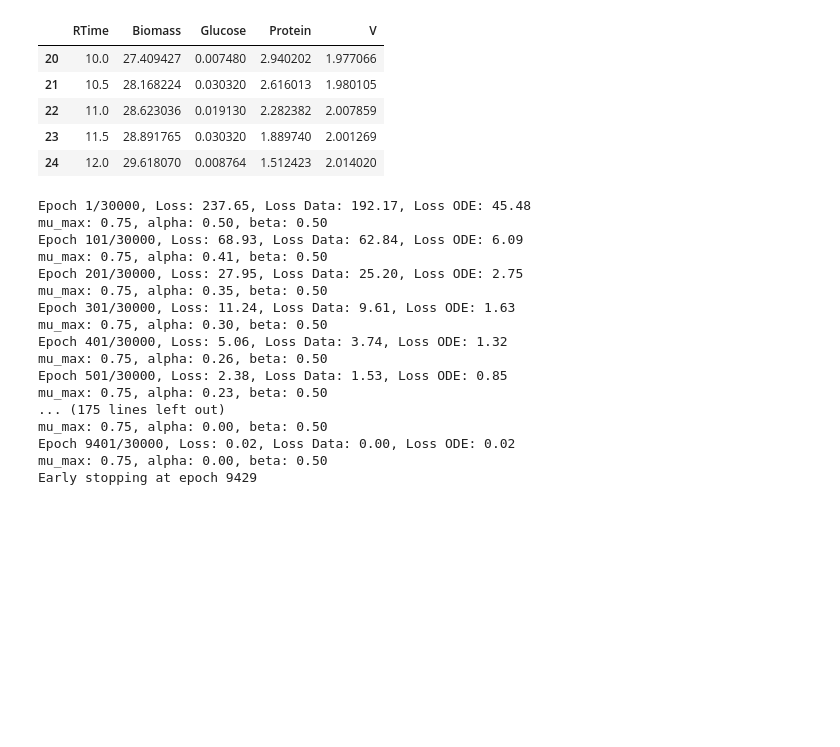
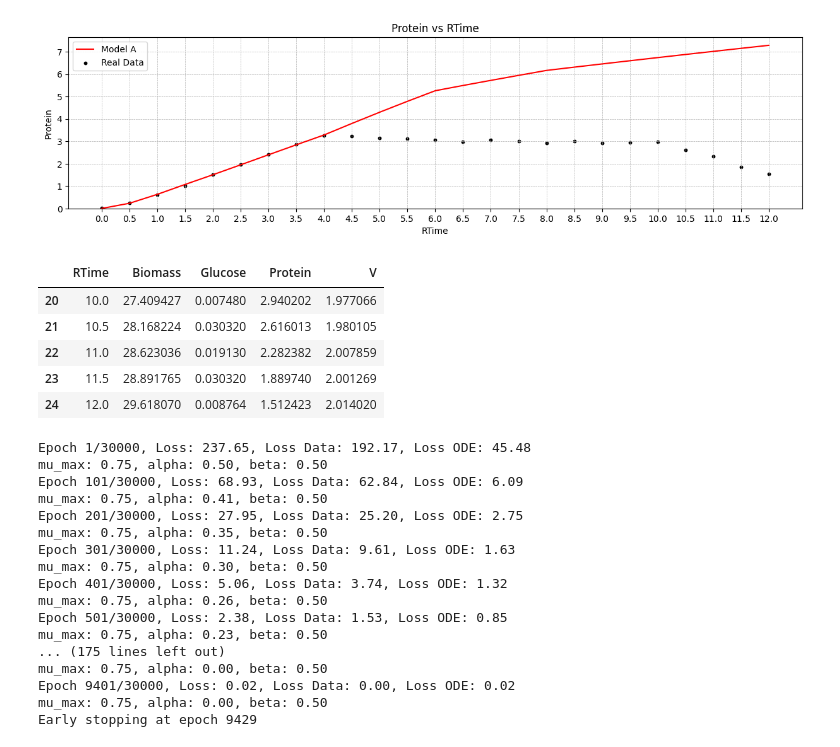
Before and after one commit to costasmexis/dynamic-modeling, a Jupyter notebook: induction/Notebook_induction_main.ipynb, the cells around one changed output. Drawn from its saved outputs; the diff is of its cells as text; code cells hidden in the pictures; blank space fills up the shorter version.

```diff
--- a/induction/Notebook_induction_main.ipynb
+++ b/induction/Notebook_induction_main.ipynb
@@ -18,3 +19,40 @@ PlotSolution(full_df)
+# %%
+from system_ode import Fs, S_IN, Rg, MU_MAX, K_S, Y_XS, IC, t_sim
+from scipy.integrate import odeint
+
+def model_A(t: float, alpha: float):
+    return alpha * 1 / (1 + np.exp(-t))
+
+def simulate(model: str, alpha: float, beta: float = None) -> np.ndarray:
+    # differential equations
+    def SystemODE(x, t):
+        X, S, P, V = x
+        dX = -Fs(t) * X / V + Rg(X, S, MU_MAX, K_S)
+        if model == 'A':
+            dP = -Fs(t) * P / V + model_A(t, alpha) * Rg(X, S, MU_MAX, K_S)
+        dS = Fs(t) * (S_IN - S) / V - Rg(X, S, MU_MAX, K_S) / Y_XS
+        dV = Fs(t)
+        return [dX, dS, dP, dV]
+    sol = odeint(SystemODE, IC, t_sim)
+    return sol.transpose()
+
+# sol_A = simulate('A', net_A.alpha.item())
+sol_A = simulate('A', 0.30)
+
+plt.figure(figsize=(15, 12))
+plt.subplot(3, 1, 1)
+plt.plot(t_sim, sol_A[2], linestyle='-', color='r', label='Model A')
+plt.scatter(full_df['RTime'], full_df['Protein'], color='black', s=10, label='Real Data')
+plt.xlabel('RTime')
+plt.ylabel('Protein')
+plt.title('Protein vs RTime')
+plt.xticks(np.arange(0, 12.5, 0.5))
+plt.ylim(bottom=0)
+plt.legend()
+plt.grid(True, which='both', linestyle='--', linewidth=0.5)
+plt.show()
+# %% [output]
+[figure, added]
 # %%
 train_df = full_df[full_df['RTime'].between(10, 13)].copy()
 train_df
```
Also changed, not shown: parts of 2 cells of this notebook, 40 other files.
